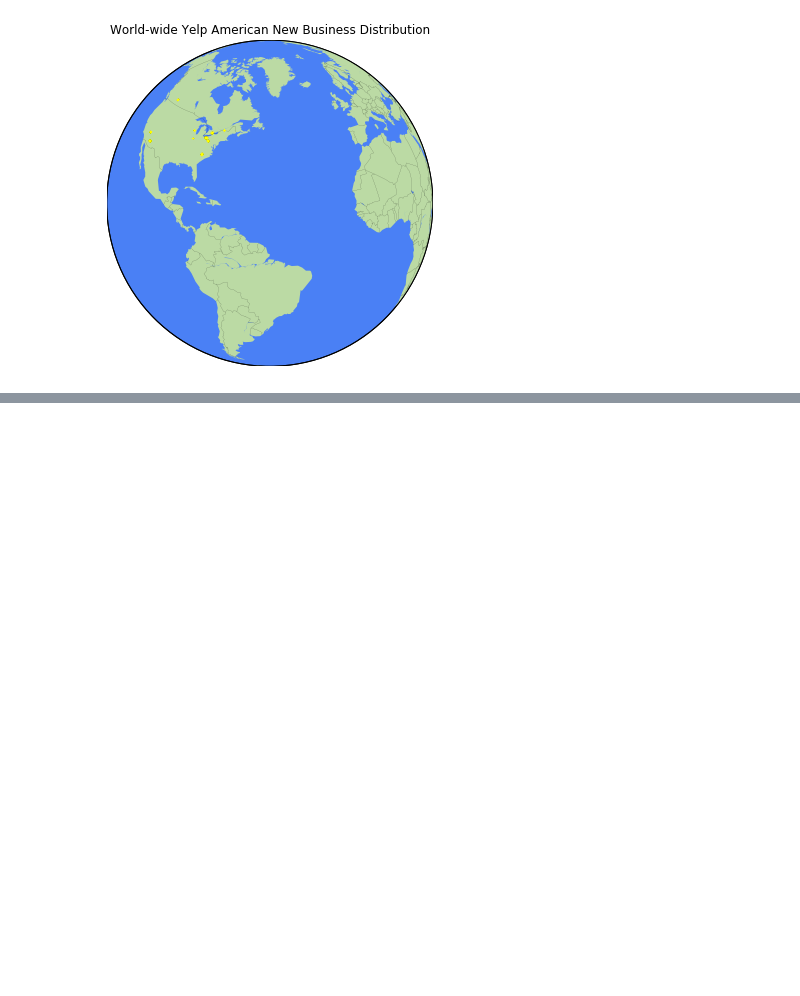
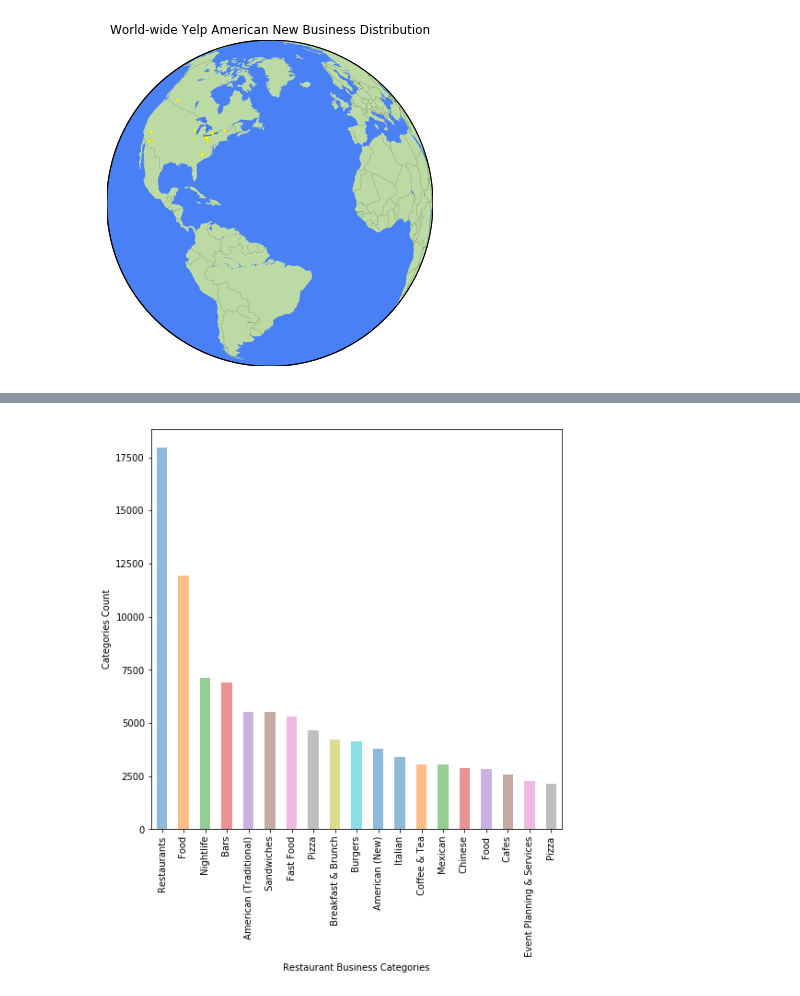
Before and after one commit to zli873/STAT-628-Module3, a Jupyter notebook: visualization.ipynb, the cells around one changed output, grey strips where cells are left out. Cells and saved outputs as stored; diff of their text form; code cells hidden in the pictures; blank space fills up the shorter version.

```diff
--- a/visualization.ipynb
+++ b/visualization.ipynb
@@ -155,0 +195,20 @@ plt.show()
+# %%
+#find information only for these business
+business = business[business['business_id'].isin(unique_business_id)]
+business_categories=business['categories']
+# %%
+#restaurant business categories
+business.index = range(len(business))
+restaurant = []
+categories_count = {}
+for i in tqdm(range(len(business))):
+    if business.loc[i, 'categories']:
+        if "Restaurants" in business.loc[i, 'categories']:
+            restaurant.append(i)
+            curr = business.loc[i, 'categories'].split(',')
+            for e in curr:
+                categories_count[e] = categories_count.get(e, 0)+1
+# %%
+sorted_cat = sorted(categories_count.items(),key = operator.itemgetter(1))
+sorted_cat=sorted_cat[::-1][1:20]
+sorted_cat
@@ -155,0 +235,17 @@ plt.show()
+# %%
+from pandas.core.frame import DataFrame
+cat_df=DataFrame(sorted_cat)
+dic = {'cat_name': cat_df[0], 'cat_count':cat_df[1]}
+cat_df=DataFrame(dic)
+# %%
+plt.subplots(figsize=(8, 8))
+labels=cat_df['cat_name']
+cat_df['cat_count'].plot.bar( align='center', alpha=0.5)
+y_pos = np.arange(len(labels))
+#plt.yticks(y_pos, labels)
+plt.xticks(y_pos, labels)
+plt.xlabel('Restaurant Business Categories')
+plt.ylabel('Categories Count')
+plt.show()
+# %% [output]
+[figure, added]
```
Also changed, not shown: parts of 11 cells of this notebook.
